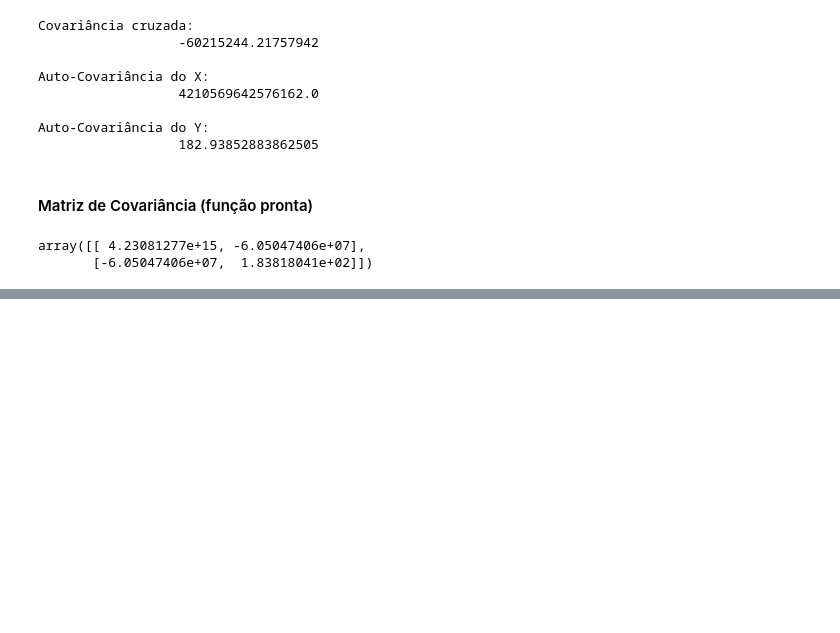
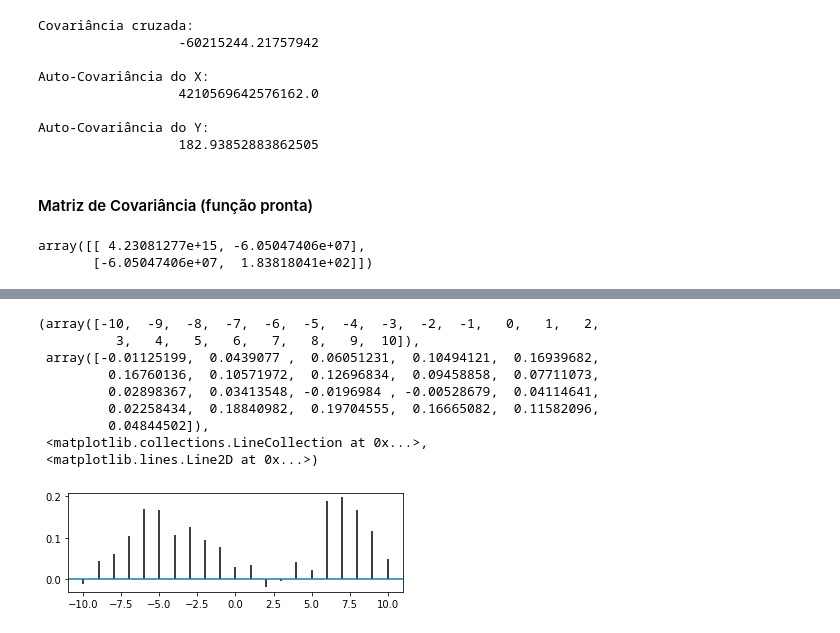
Before and after one commit to nicolycosta/FuncaodeCorrelacaoeCovariancia-emAndamento-, a Jupyter notebook: Covariance_and_Correlation_Matrix_Functions.ipynb, the cells around one changed output, grey strips where cells are left out. Cells and saved outputs as stored; diff of their text form; code cells hidden in the pictures; blank space fills up the shorter version.

```diff
--- a/Covariance_and_Correlation_Matrix_Functions.ipynb
+++ b/Covariance_and_Correlation_Matrix_Functions.ipynb
@@ -159,0 +172,15 @@ Correlacaocruzada(df['ICMS- Pará'],df['IPCA - Núm índice '], 30)
+# %%
+fig = plt.figure()
+ax1 = fig.add_subplot(211)
+ax1.xcorr(df['ICMS- Pará'], df['IPCA - Núm índice '])
+# %% [output]
+(array([-10,  -9,  -8,  -7,  -6,  -5,  -4,  -3,  -2,  -1,   0,   1,   2,
+          3,   4,   5,   6,   7,   8,   9,  10]),
+ array([-0.01125199,  0.0439077 ,  0.06051231,  0.10494121,  0.16939682,
+         0.16760136,  0.10571972,  0.12696834,  0.09458858,  0.07711073,
+         0.02898367,  0.03413548, -0.0196984 , -0.00528679,  0.04114641,
+         0.02258434,  0.18840982,  0.19704555,  0.16665082,  0.11582096,
+         0.04844502]),
+ <matplotlib.collections.LineCollection at 0x...>,
+ <matplotlib.lines.Line2D at 0x...>)
+[figure, added]
```
Also changed, not shown: parts of 6 cells of this notebook.
